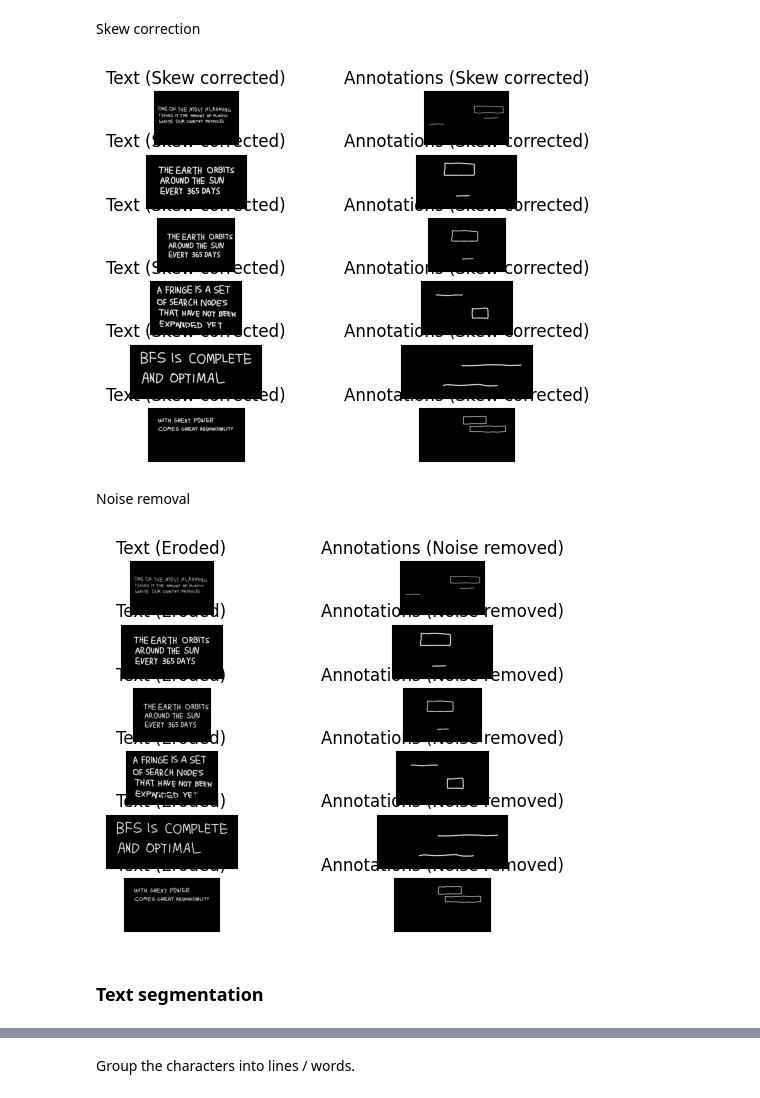
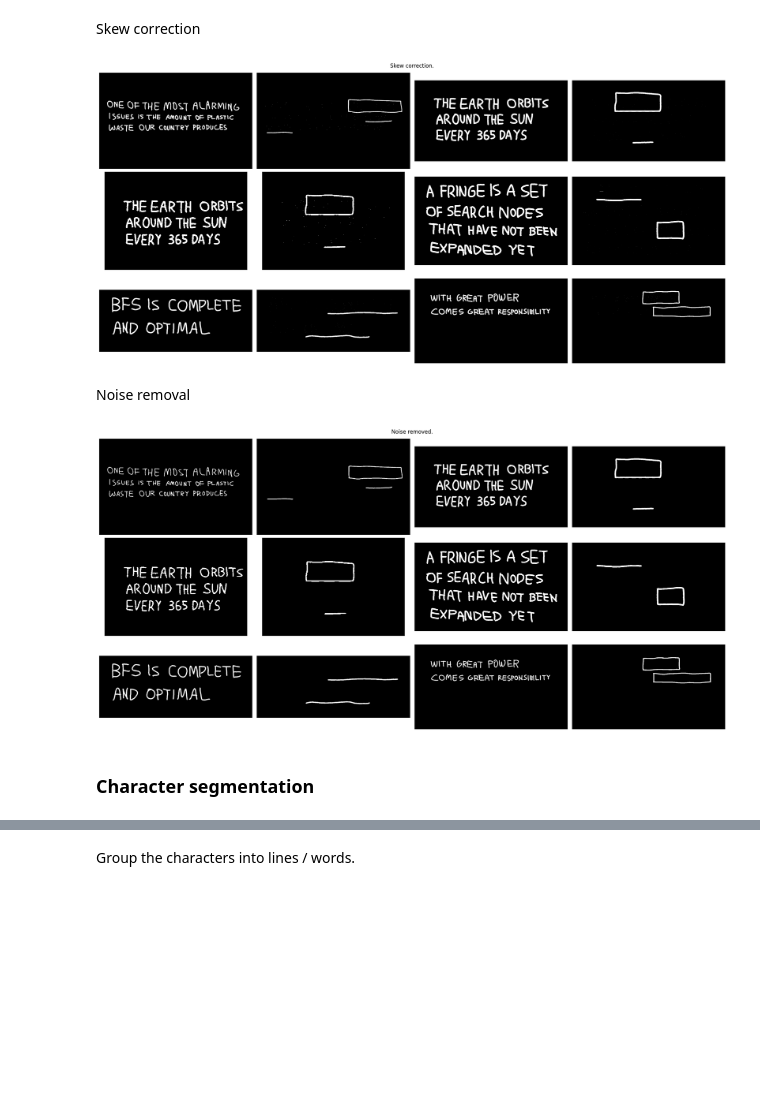
Before and after one commit to avancayetano/aiReview, a Jupyter notebook: main.ipynb, the cells around one changed output, grey strips where cells are left out. Drawn from its saved outputs; the diff is of its cells as text; code cells hidden in the pictures; blank space fills up the shorter version.

```diff
--- a/main.ipynb
+++ b/main.ipynb
@@ -214,12 +214,17 @@ class TestSample:
         self.anno_img = None
 
 
-test_paths = [rf"testing/test_{i}.png" for i in [0, 2, 3, 4, 5, 7]]
+test_paths = [rf"testing/test_sample_{i}.png" for i in range(6)]
 
 test_samples = [TestSample(path) for path in test_paths]
 
-for sample in test_samples:
-    plt.axis("off")
+fig = plt.figure(figsize=(16, 4))
+for idx, sample in enumerate(test_samples):
+    plt.subplot(2, 3, idx + 1)
+    plt.xticks([])
+    plt.yticks([])
     plt.imshow(sample.img)
-    plt.show()
+fig.suptitle(f"Test samples ({len(test_samples)}).")
+fig.tight_layout()
+plt.show()
 # %% [output]
@@ -258,22 +258,23 @@ def get_annotations(img, text_img):
     return anno_img
 
 
-plt.figure()
+fig = plt.figure(figsize=(20, 10))
 for idx, sample in enumerate(test_samples):
     sample.text_img = get_text(sample.img)
     sample.anno_img = get_annotations(sample.img, sample.text_img)
 
-    plt.subplot(len(test_samples), 2, 2 * idx + 1)
+    plt.subplot(3, 4, 2 * idx + 1)
     plt.imshow(sample.text_img, cmap="gray")
     plt.xticks([])
     plt.yticks([])
     plt.title("Text")
 
-    plt.subplot(len(test_samples), 2, 2 * idx + 2)
+    plt.subplot(3, 4, 2 * idx + 2)
     plt.imshow(sample.anno_img, cmap="gray")
     plt.xticks([])
     plt.yticks([])
     plt.title("Annotations")
-
+fig.suptitle("Text-Annotation segmentation.")
+fig.tight_layout()
 plt.show()
 # %% [output]
@@ -281,46 +282,49 @@ plt.show()
 # %% [markdown]
 Skew correction
 # %%
+
 def skew_correct(text_img, anno_img):
+    # Reference: https://pyimagesearch.com/2017/02/20/text-skew-correction-opencv-python/
+
     coords = np.column_stack(np.where(text_img > 0))
     angle = cv2.minAreaRect(coords)[-1]
 
     if angle > 45:
         angle = 90 - angle
     else:
         angle = -angle
 
     rows, cols = text_img.shape
     rotation = cv2.getRotationMatrix2D(((cols - 1) / 2, (rows - 1) / 2), angle, 1)
 
     new_text_img = cv2.warpAffine(text_img, rotation, (cols, rows))
     _, new_text_img = cv2.threshold(new_text_img, 127, 255, cv2.THRESH_BINARY)
 
     new_anno_img = cv2.warpAffine(anno_img, rotation, (cols, rows))
     _, new_anno_img = cv2.threshold(new_anno_img, 127, 255, cv2.THRESH_BINARY)
 
     return new_text_img, new_anno_img
 
 
-plt.figure()
+fig = plt.figure(figsize=(20, 10))
 for idx, sample in enumerate(test_samples):
     sample.text_img, sample.anno_img = skew_correct(sample.text_img, sample.anno_img)
 
-    plt.subplot(len(test_samples), 2, 2 * idx + 1)
+    plt.subplot(3, 4, 2 * idx + 1)
     plt.imshow(sample.text_img, cmap="gray")
     plt.xticks([])
     plt.yticks([])
-    plt.title("Text (Skew corrected)")
 
-    plt.subplot(len(test_samples), 2, 2 * idx + 2)
+    plt.subplot(3, 4, 2 * idx + 2)
     plt.imshow(sample.anno_img, cmap="gray")
     plt.xticks([])
     plt.yticks([])
-    plt.title("Annotations (Skew corrected)")
 
+fig.suptitle("Skew correction.")
+fig.tight_layout()
 plt.show()
 # %% [output]
-[figure, old version]
+[figure, new version]
 # %% [markdown]
 Noise removal
 # %%
@@ -351,29 +355,28 @@ def erode(img):
     return eroded
 
 
-plt.figure()
+fig = plt.figure(figsize=(20, 10))
 for idx, sample in enumerate(test_samples):
-    sample.clean_text_img = sample.text_img
     sample.clean_text_img = erode(sample.text_img)
     sample.clean_anno_img = remove_noise(sample.anno_img)
 
-    plt.subplot(len(test_samples), 2, 2 * idx + 1)
+    plt.subplot(3, 4, 2 * idx + 1)
     plt.imshow(sample.clean_text_img, cmap="gray")
     plt.xticks([])
     plt.yticks([])
-    plt.title("Text (Eroded)")
 
-    plt.subplot(len(test_samples), 2, 2 * idx + 2)
+    plt.subplot(3, 4, 2 * idx + 2)
     plt.imshow(sample.clean_anno_img, cmap="gray")
     plt.xticks([])
     plt.yticks([])
-    plt.title("Annotations (Noise removed)")
 
+fig.suptitle("Noise removed.")
+fig.tight_layout()
 plt.show()
 # %% [output]
-[figure, old version]
+[figure, new version]
 # %% [markdown]
-### Text segmentation
+### Character segmentation
 # %%
 
 def find_chars(clean_text_img):
```
Also changed, not shown: parts of 6 cells of this notebook, 11 other files.
